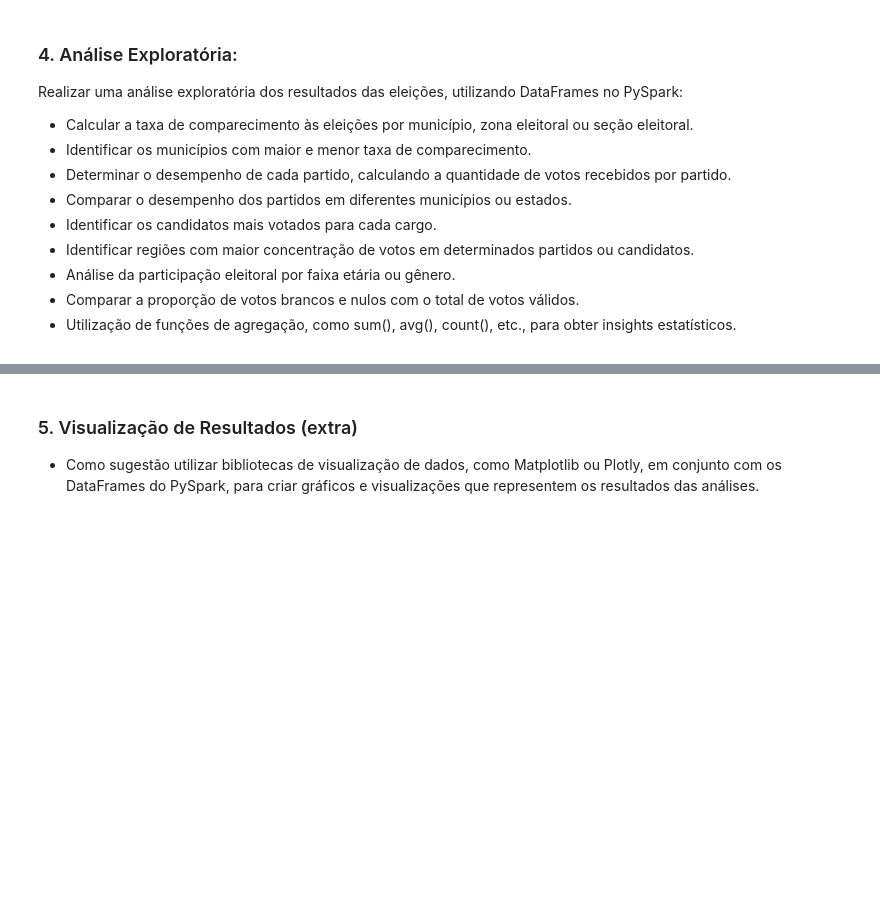
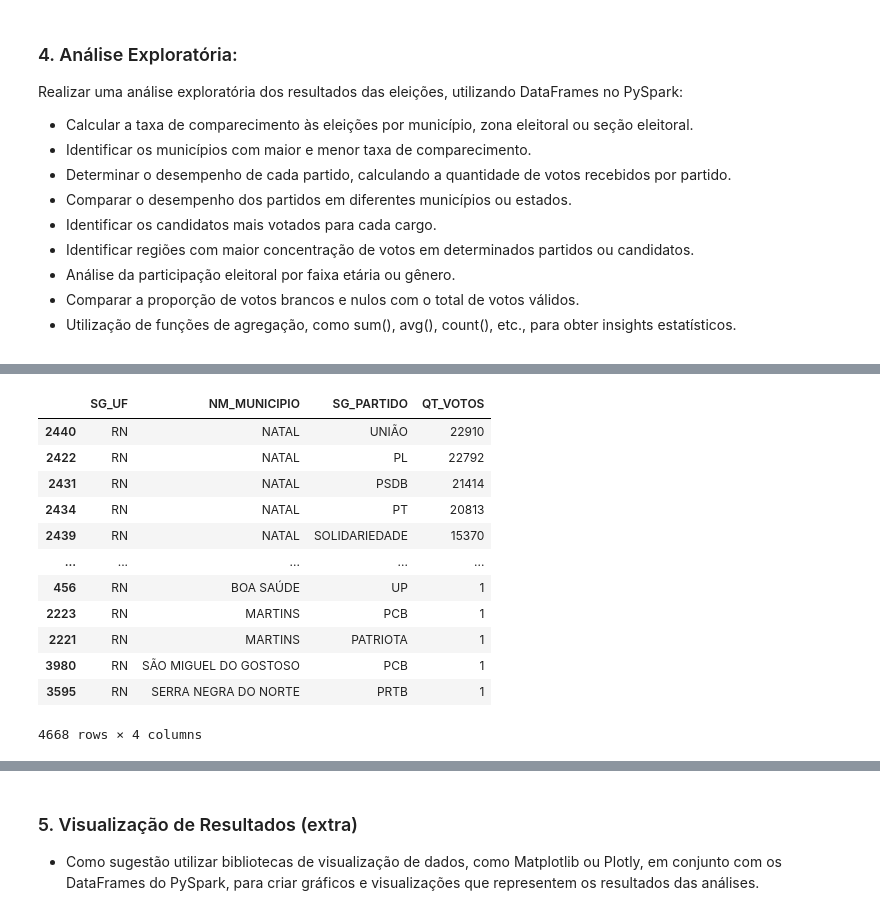
Before and after one commit to bombermal/docker-hadoop-cluster, a Jupyter notebook: main.ipynb, the cells around one changed output, grey strips where cells are left out. Cells and saved outputs as stored; diff of their text form; code cells hidden in the pictures; blank space fills up the shorter version.

```diff
--- a/main.ipynb
+++ b/main.ipynb
@@ -38,0 +229,19 @@ Realizar uma análise exploratória dos resultados das eleições, utilizando Da
+# %%
+## Comparar o desempenho dos partidos em diferentes municípios ou estados.
+mask = data_df.CD_TIPO_VOTAVEL.isin([1, 4])
+data_group = data_df[mask].groupby(["SG_UF", "NM_MUNICIPIO", "SG_PARTIDO"])
+data_group.DS_TIPO_VOTAVEL.count().reset_index(name="QT_VOTOS").sort_values(by="QT_VOTOS", ascending=False)
+# %% [output]
+|  | SG_UF | NM_MUNICIPIO | SG_PARTIDO | QT_VOTOS |
+| 2440 | RN | NATAL | UNIÃO | 22910 |
+| 2422 | RN | NATAL | PL | 22792 |
+| 2431 | RN | NATAL | PSDB | 21414 |
+| 2434 | RN | NATAL | PT | 20813 |
+| 2439 | RN | NATAL | SOLIDARIEDADE | 15370 |
+| ... | ... | ... | ... | ... |
+| 456 | RN | BOA SAÚDE | UP | 1 |
+| 2223 | RN | MARTINS | PCB | 1 |
+| 2221 | RN | MARTINS | PATRIOTA | 1 |
+| 3980 | RN | SÃO MIGUEL DO GOSTOSO | PCB | 1 |
+| 3595 | RN | SERRA NEGRA DO NORTE | PRTB | 1 |
+4668 rows × 4 columns
```
Also changed, not shown: parts of 21 cells of this notebook, 2 other files.
